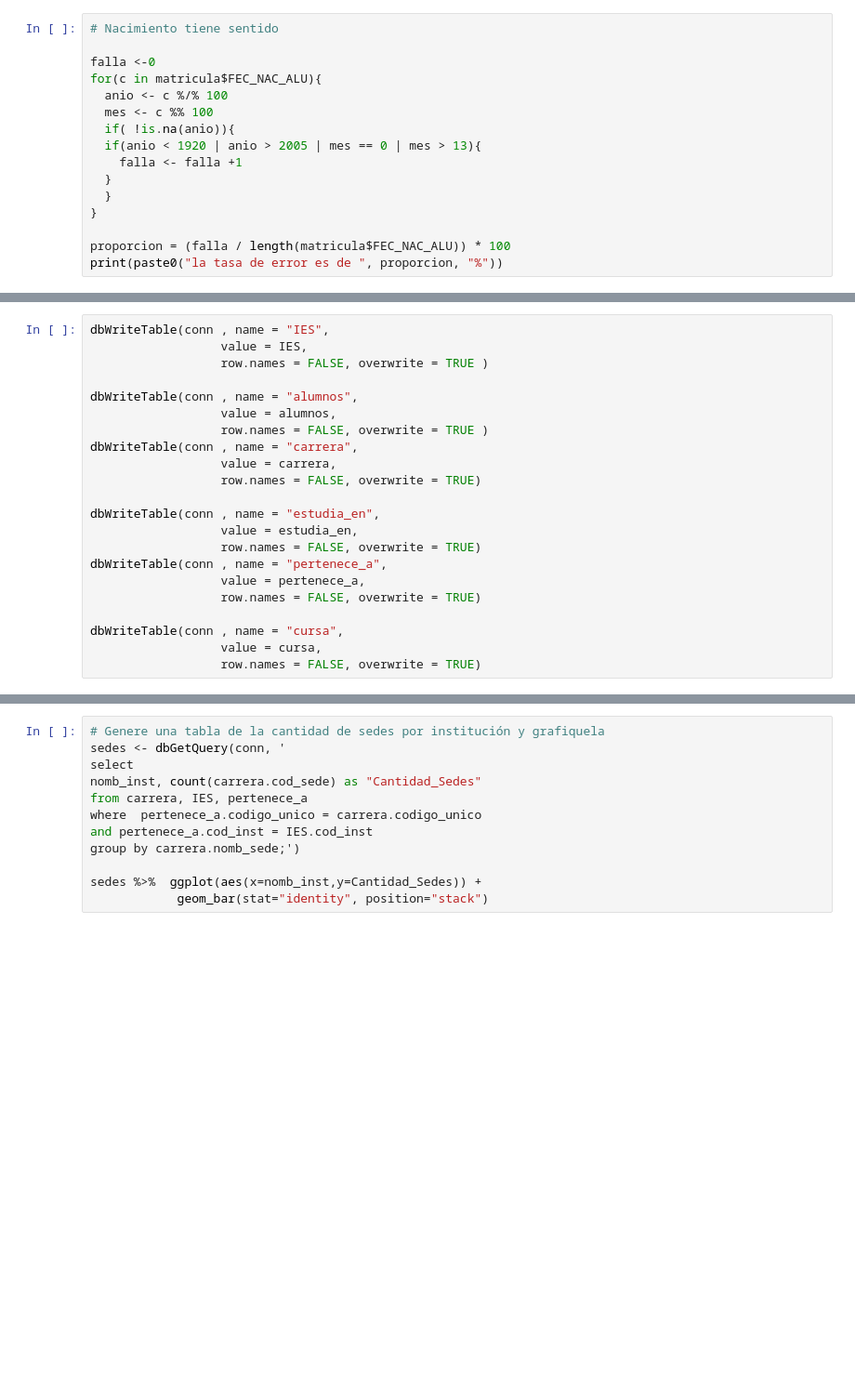
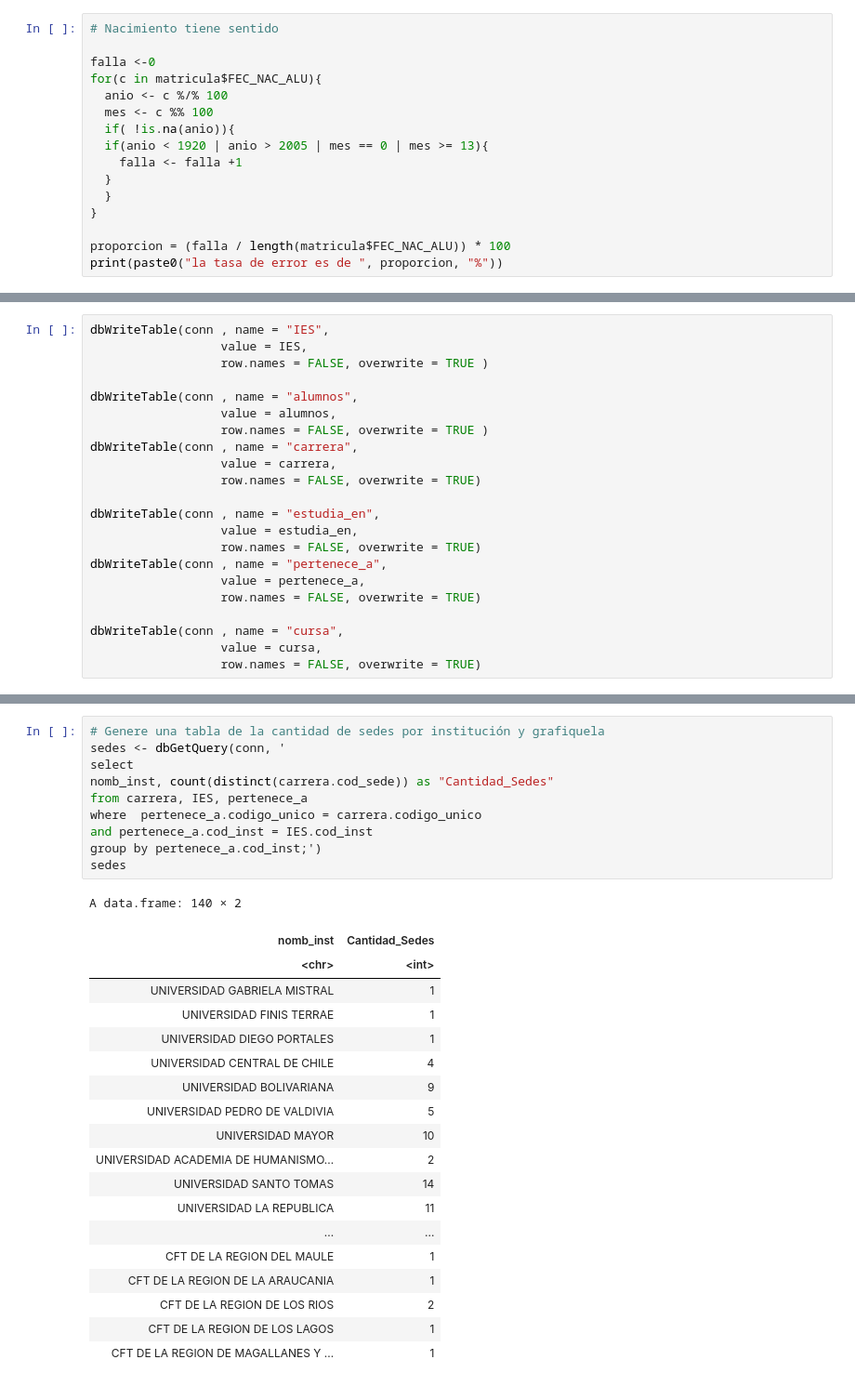
Before and after one commit to JDConejeros/Gestion-De-Datos-en-R, a Jupyter notebook: Taller_3_v1_0.ipynb, the cells around one changed output, grey strips where cells are left out. Shown at 93% size. Saved outputs shown, nothing was run; the diff lists cells and outputs as text; blank space fills up the shorter version.

```diff
--- a/Taller_3_v1_0.ipynb
+++ b/Taller_3_v1_0.ipynb
@@ -124,7 +204,7 @@ for(c in matricula$FEC_NAC_ALU){
   anio <- c %/% 100
   mes <- c %% 100
   if( !is.na(anio)){
-  if(anio < 1920 | anio > 2005 | mes == 0 | mes > 13){
+  if(anio < 1920 | anio > 2005 | mes == 0 | mes >= 13){
     falla <- falla +1
   }
   }
@@ -368,12 +658,30 @@ group by nomb_sede;')
 # %%
 # Genere una tabla de la cantidad de sedes por institución y grafiquela
 sedes <- dbGetQuery(conn, '
 select
-nomb_inst, count(carrera.cod_sede) as "Cantidad_Sedes"
+nomb_inst, count(distinct(carrera.cod_sede)) as "Cantidad_Sedes"
 from carrera, IES, pertenece_a
 where  pertenece_a.codigo_unico = carrera.codigo_unico
 and pertenece_a.cod_inst = IES.cod_inst
-group by carrera.nomb_sede;')
-
-sedes %>%  ggplot(aes(x=nomb_inst,y=Cantidad_Sedes)) +
-            geom_bar(stat="identity", position="stack")
+group by pertenece_a.cod_inst;')
+sedes
+# %% [output]
+A data.frame: 140 × 2
+| nomb_inst | Cantidad_Sedes |
+| <chr> | <int> |
+| UNIVERSIDAD GABRIELA MISTRAL | 1 |
+| UNIVERSIDAD FINIS TERRAE | 1 |
+| UNIVERSIDAD DIEGO PORTALES | 1 |
+| UNIVERSIDAD CENTRAL DE CHILE | 4 |
+| UNIVERSIDAD BOLIVARIANA | 9 |
+| UNIVERSIDAD PEDRO DE VALDIVIA | 5 |
+| UNIVERSIDAD MAYOR | 10 |
+| UNIVERSIDAD ACADEMIA DE HUMANISMO... | 2 |
+| UNIVERSIDAD SANTO TOMAS | 14 |
+| UNIVERSIDAD LA REPUBLICA | 11 |
+| ... | ... |
+| CFT DE LA REGION DEL MAULE | 1 |
+| CFT DE LA REGION DE LA ARAUCANIA | 1 |
+| CFT DE LA REGION DE LOS RIOS | 2 |
+| CFT DE LA REGION DE LOS LAGOS | 1 |
+| CFT DE LA REGION DE MAGALLANES Y ... | 1 |
```
Also changed, not shown: parts of 35 cells of this notebook.
